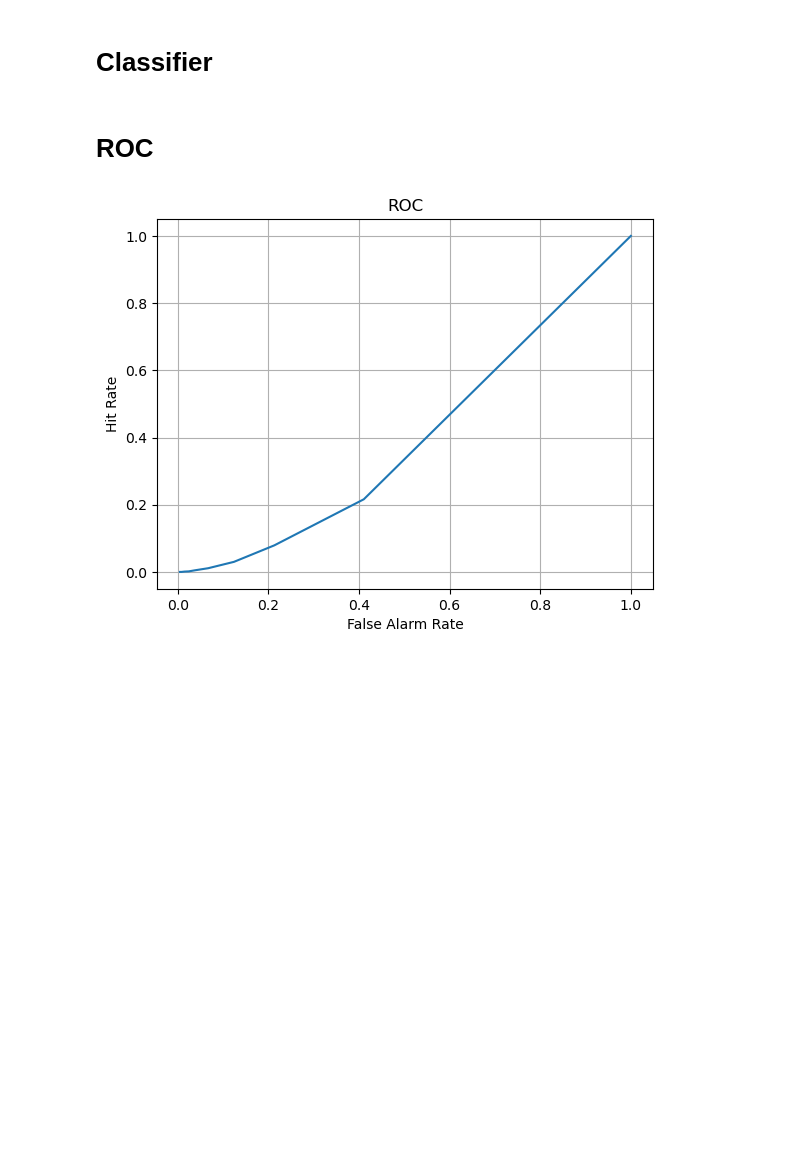
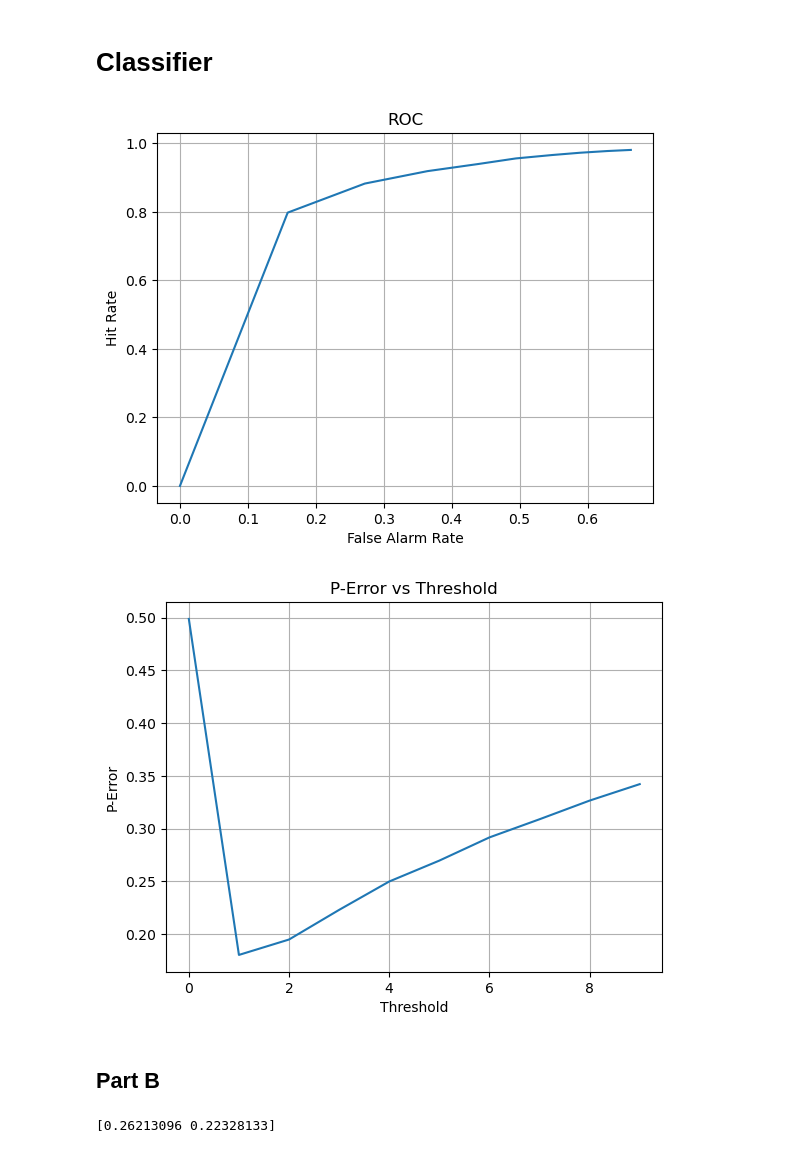
Before and after one commit to Alol2565/Introduction-to-ML-and-Pattern-Recognition, a Jupyter notebook: HW2/Q1/Q1.ipynb, the cells around one changed output. Drawn from its saved outputs; the diff is of its cells as text; code cells hidden in the pictures; blank space fills up the shorter version.

```diff
--- a/HW2/Q1/Q1.ipynb
+++ b/HW2/Q1/Q1.ipynb
@@ -36,35 +53,68 @@ plt.show()
 # Classifier
 # %%
 def guass_mul_prob(x, m, c):
-    return (1/(np.power(2 * np.pi, len(x)/2) * np.linalg.det(c))) * np.exp(-0.5 * np.matmul(np.matmul((x - m).T, np.linalg.inv(c)), x - m))
+    return np.exp(-0.5 * (x - m).T @ np.linalg.inv(c) @ (x - m)) / np.sqrt((2 * np.pi) ** 2 * np.linalg.det(c))
 
 def classifier(x, threshold, m_01, c_01, m_02, c_02, m_1, c_1):
     likelihood_ratio = guass_mul_prob(x, m_1, c_1) / (w1 * guass_mul_prob(x, m_01, c_01) + w2 * guass_mul_prob(x, m_02, c_02))
-    if(likelihood_ratio > threshold):
+    if(likelihood_ratio < threshold):
         return 1
     else:
         return 0
 # %%
-
-thresholds = np.arange(0, 100, 10)
+thresholds = np.arange(0, 10, 1)
 results = np.zeros(sample_size)
 tp = np.zeros(len(thresholds))
 fp = np.zeros(len(thresholds))
+fn = np.zeros(len(thresholds))
 for t in range(len(thresholds)):
     for i in range(sample_size):
         results[i] = classifier(samples[:,i], thresholds[t], m_01, c_01, m_02, c_02, m_1, c_1)
         tp[t] += (results[i] == labels[i]) and (labels[i] == 1)
         fp[t] += (results[i] != labels[i]) and (labels[i] == 0)
+        fn[t] += (results[i] != labels[i]) and (labels[i] == 1)
+tp_rate = tp / np.sum(labels == 1)
+fp_rate = fp / np.sum(labels == 0)
+plt.plot(fp_rate, tp_rate)
+plt.xlabel('False Alarm Rate')
+plt.ylabel('Hit Rate')
+plt.title('ROC')
+plt.grid()
+plt.show()
+# calculate the probability of error
+p_error = (fn + fp) / sample_size
+plt.plot(thresholds, p_error)
+plt.xlabel('Threshold')
+plt.ylabel('P-Error')
+plt.title('P-Error vs Threshold')
+plt.grid()
+plt.show()
+# %% [output]
+[figure, added]
+[figure, added]
-# %% [markdown]
-# ROC
-# %%
-tp_rate = tp / np.sum(labels == 1)
-fp_rate = fp / np.sum(labels == 0)
-plt.plot(fp_rate, tp_rate)
-plt.xlabel('False Alarm Rate')
-plt.ylabel('Hit Rate')
-plt.title('ROC')
-plt.grid()
-plt.show()
-# %% [output]
-[figure, removed]
+# %% [markdown]
+## Part B
+# %%
+w0_class = []
+w1_class = []
+for i in range(sample_size):
+    if labels[i] == 0:
+        w0_class.append(samples[:, i])
+    else:
+        w1_class.append(samples[:, i])
+w0_class = np.array(w0_class)
+w1_class = np.array(w1_class)
+m_est_0 = np.mean(w0_class, axis=0)
+m_est_1 = np.mean(w1_class, axis=0)
+s0 = np.cov(np.transpose(w0_class))
+s1 = np.cov(np.transpose(w0_class))
+sw = s0 + s1
+w_opt = np.matmul(np.linalg.inv(sw), m_est_0 - m_est_1)
+print(w_opt)
+proj_samples = np.matmul(w_opt, samples)
+proj_m_est_0 = np.matmul(w_opt, m_est_0)
+proj_m_est_1 = np.matmul(w_opt, m_est_1)
+proj_s0 = np.matmul(np.matmul(w_opt, s0), w_opt)
+proj_s1 = np.matmul(np.matmul(w_opt, s1), w_opt)
+# %% [output]
+[0.26213096 0.22328133]
```
Also changed, not shown: parts of 5 cells of this notebook, 1 other file.
